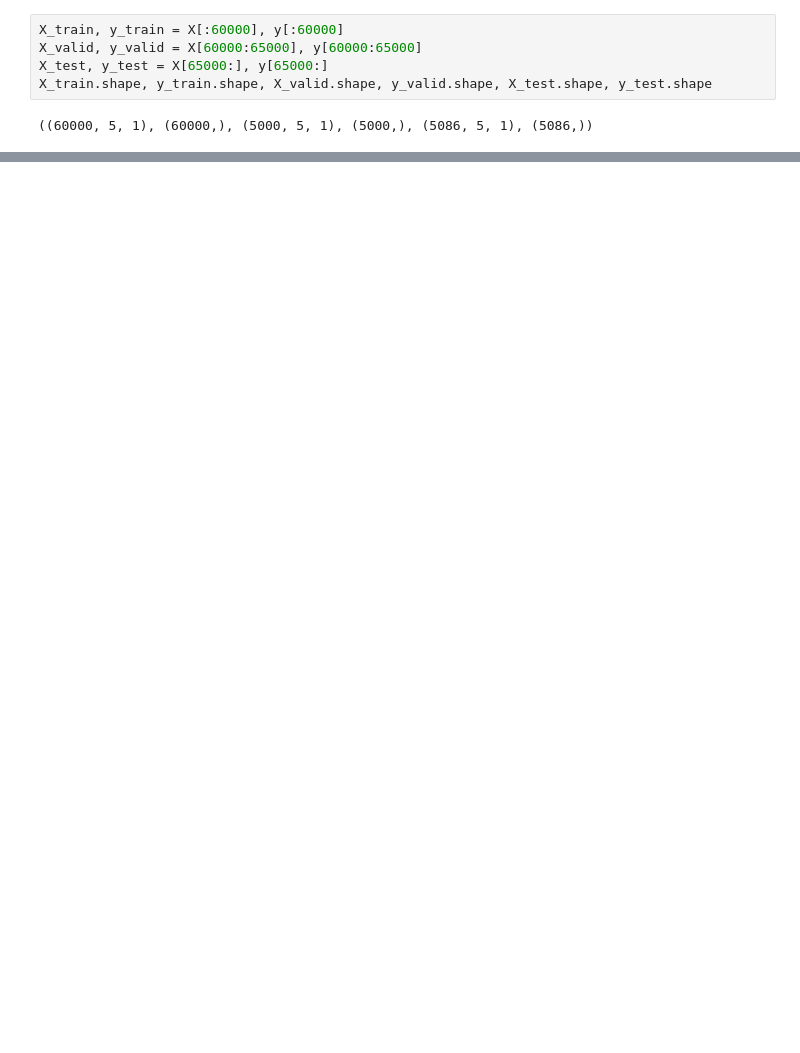
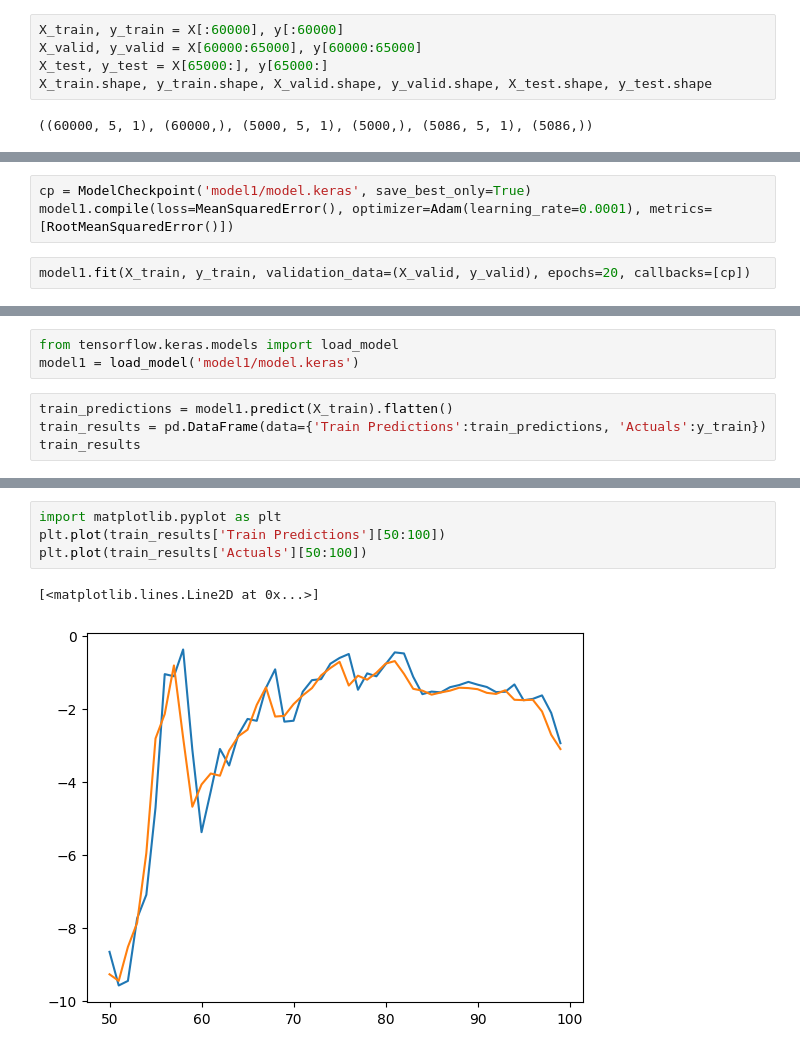
Before and after one commit to DolapoSalim/Numpy-Keras-Seaborn-and-LSTM, a Jupyter notebook: time_series_with_LSTM_Model.ipynb, the cells around one changed output, grey strips where cells are left out. Cells and saved outputs as stored; diff of their text form; blank space fills up the shorter version.

```diff
--- a/time_series_with_LSTM_Model.ipynb
+++ b/time_series_with_LSTM_Model.ipynb
@@ -94,0 +124,5 @@ X_train.shape, y_train.shape, X_valid.shape, y_valid.shape, X_test.shape, y_test
+# %%
+cp = ModelCheckpoint('model1/model.keras', save_best_only=True)
+model1.compile(loss=MeanSquaredError(), optimizer=Adam(learning_rate=0.0001), metrics=[RootMeanSquaredError()])
+# %%
+model1.fit(X_train, y_train, validation_data=(X_valid, y_valid), epochs=20, callbacks=[cp])
@@ -94,0 +148,7 @@ X_train.shape, y_train.shape, X_valid.shape, y_valid.shape, X_test.shape, y_test
+# %%
+from tensorflow.keras.models import load_model
+model1 = load_model('model1/model.keras')
+# %%
+train_predictions = model1.predict(X_train).flatten()
+train_results = pd.DataFrame(data={'Train Predictions':train_predictions, 'Actuals':y_train})
+train_results
@@ -94,0 +170,7 @@ X_train.shape, y_train.shape, X_valid.shape, y_valid.shape, X_test.shape, y_test
+# %%
+import matplotlib.pyplot as plt
+plt.plot(train_results['Train Predictions'][50:100])
+plt.plot(train_results['Actuals'][50:100])
+# %% [output]
+[<matplotlib.lines.Line2D at 0x...>]
+[figure, added]
```
Also changed, not shown: parts of 8 cells of this notebook.
